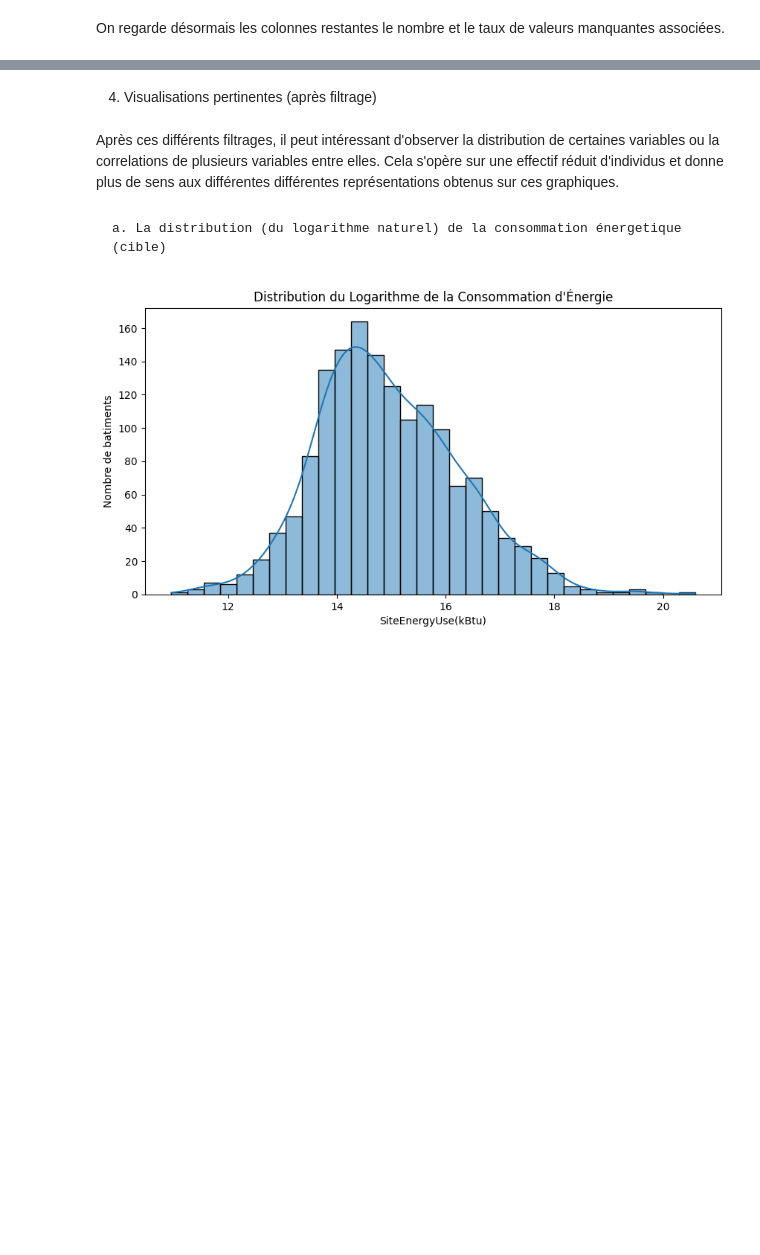
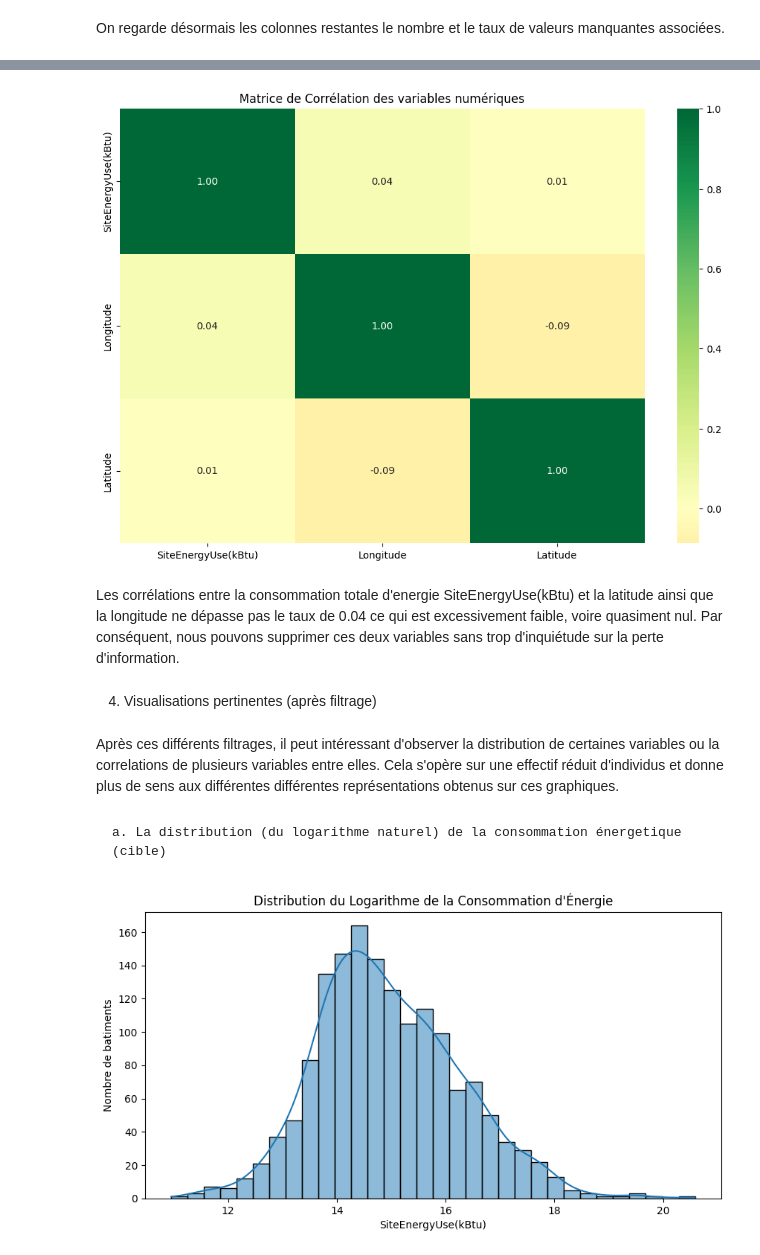
Before and after one commit to AxelFB1992/projet6, a Jupyter notebook: template_modelisation_supervisee.ipynb, the cells around one changed output, grey strips where cells are left out. Drawn from its saved outputs; the diff is of its cells as text; code cells hidden in the pictures; blank space fills up the shorter version.

```diff
--- a/template_modelisation_supervisee.ipynb
+++ b/template_modelisation_supervisee.ipynb
@@ -742,0 +735,18 @@ Index(['BuildingType', 'PrimaryPropertyType', 'Neighborhood', 'Latitude',
+# %%
+# On ne garde que les colonnes numériques pour la corrélation
+cols_num = [
+    'SiteEnergyUse(kBtu)', 'Longitude', 'Latitude'
+]
+
+# Calcul de la matrice de corrélation
+corr = filtered_12_building_consumption[cols_num].corr()
+
+# Affichage
+plt.figure(figsize=(12, 8))
+sns.heatmap(corr, annot=True, cmap='RdYlGn', fmt=".2f", center=0)
+plt.title('Matrice de Corrélation des variables numériques')
+plt.show()
+# %% [output]
+[figure, added]
+# %% [markdown]
+Les corrélations entre la consommation totale d'energie SiteEnergyUse(kBtu) et la latitude ainsi que la longitude ne dépasse pas le taux de 0.04 ce qui est excessivement faible, voire quasiment nul. Par conséquent, nous pouvons supprimer ces deux variables sans trop d'inquiétude sur la perte d'information.
```
Also changed, not shown: parts of 17 cells of this notebook, 1 other file.
